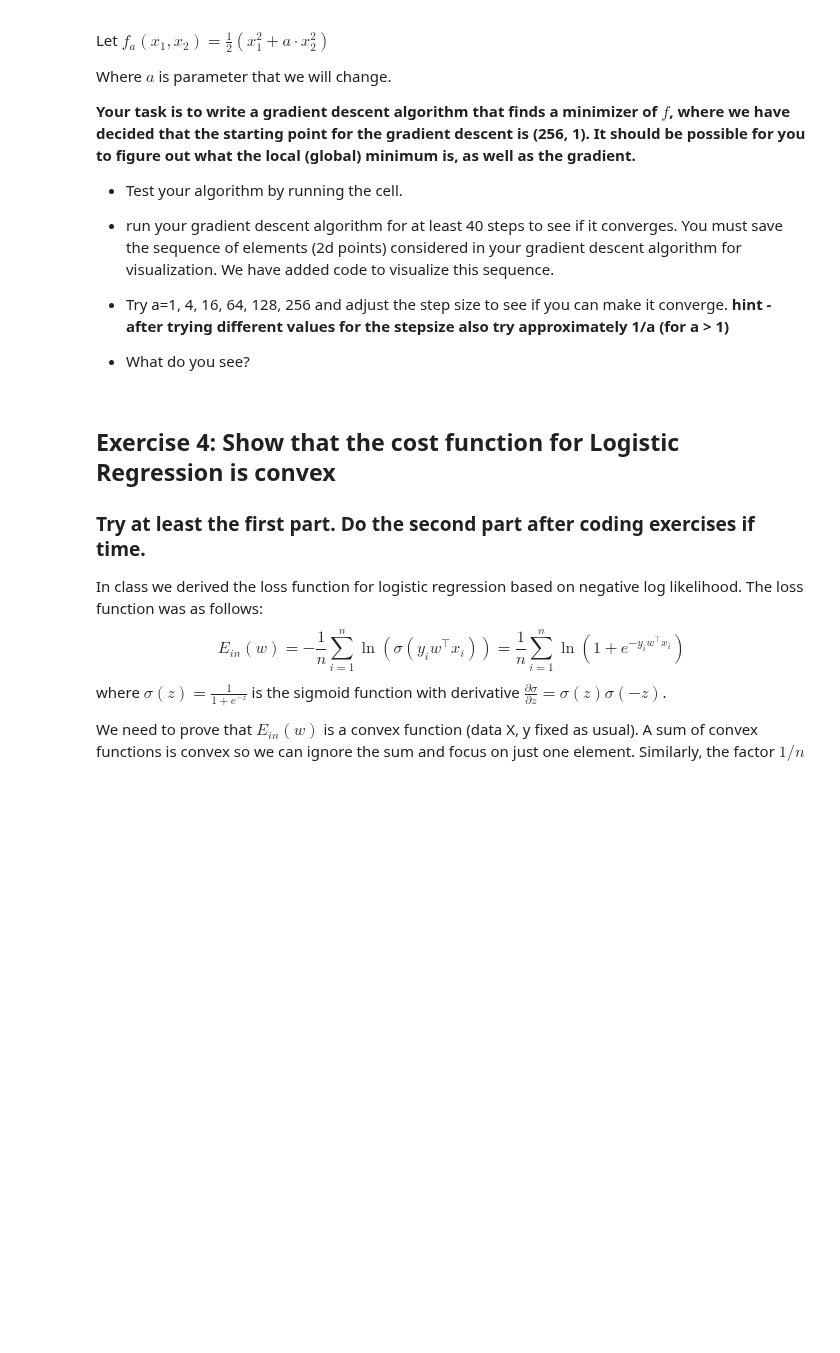
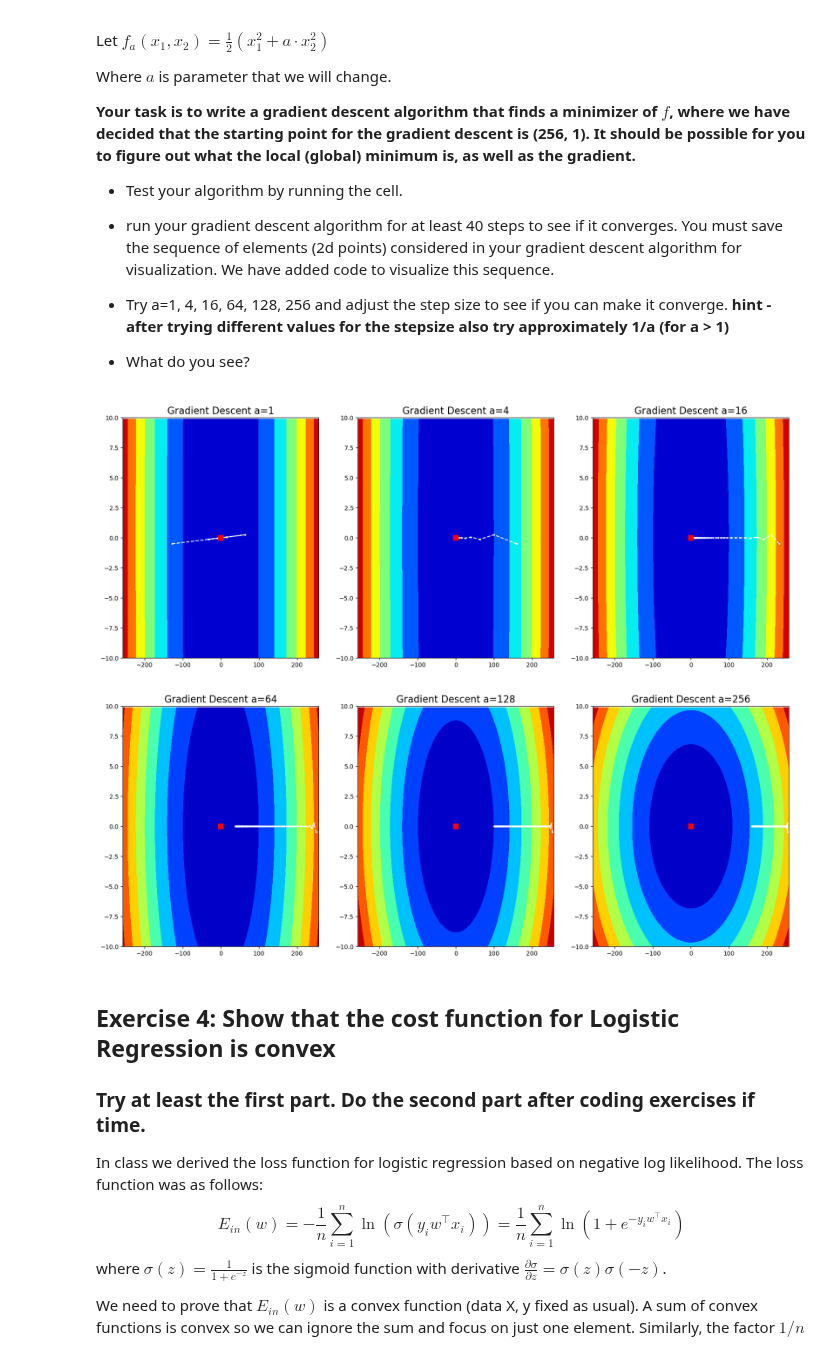
Before and after one commit to Moth-0/Uni, a Jupyter notebook: 5. Semester/Machine/TØ/week4/theory.ipynb, the cells around one changed output. Cells and saved outputs as stored; diff of their text form; code cells hidden in the pictures; blank space fills up the shorter version.

```diff
--- a/5. Semester/Machine/TØ/week4/theory.ipynb
+++ b/5. Semester/Machine/TØ/week4/theory.ipynb
@@ -91,35 +93,40 @@ def visualize(a, path, ax=None):
         fig, ax = plt.subplots(figsize=(16, 13))
     h = ax.contourf(xx, yy, z, cmap=plt.get_cmap('jet'))
     ax.plot([x[0] for x in path], [x[1] for x in path], 'w.--', markersize=4)
     ax.plot([0], [0], 'rs', markersize=8) # optimal solution
     ax.set_xlim([-257, 257])
     ax.set_ylim([-y_range, y_range])
 
 def gd(a, step_size=0.1, steps=40):
     """ Run Gradient descent
         params:
         a - the parameter that define the function f
         step_size - constant stepsize to use for gradient descent
         steps - number of steps to run
 
         Returns: out, list with the sequence of points considered during the descent.
     """
     out = []
     x = np.array([256.0, 1.0]) # starting point
-
     ### YOUR CODE HERE
+    for _ in range(steps):
+        grad = np.array([x[0], a*x[1]])
+        x = x - step_size * grad
+        out.append(x)
     ### END CODE
     return out
 
 fig, axes = plt.subplots(2, 3, figsize=(20, 16))
 ateam = [[1, 4, 16], [64, 128, 256]]
 for i in range(2):
     for j in range(3):
         ax = axes[i][j]
         a = ateam[i][j]
-        path = gd(a, step_size=0.1, steps=40) # use good step size here instead of standard value
+        path = gd(a, step_size=3/2/a, steps=80) # use good step size here instead of standard value
         visualize(a, path, ax)
         ax.set_title('Gradient Descent a={0}'.format(a), fontsize=16)
+# %% [output]
+[figure, added]
 # %% [markdown]
 ## Exercise 4:  Show that the cost function for Logistic Regression is convex
 ### Try at least the first part. Do the second part after coding exercises if time.
```
Also changed, not shown: parts of 2 cells of this notebook, 7 other files.
